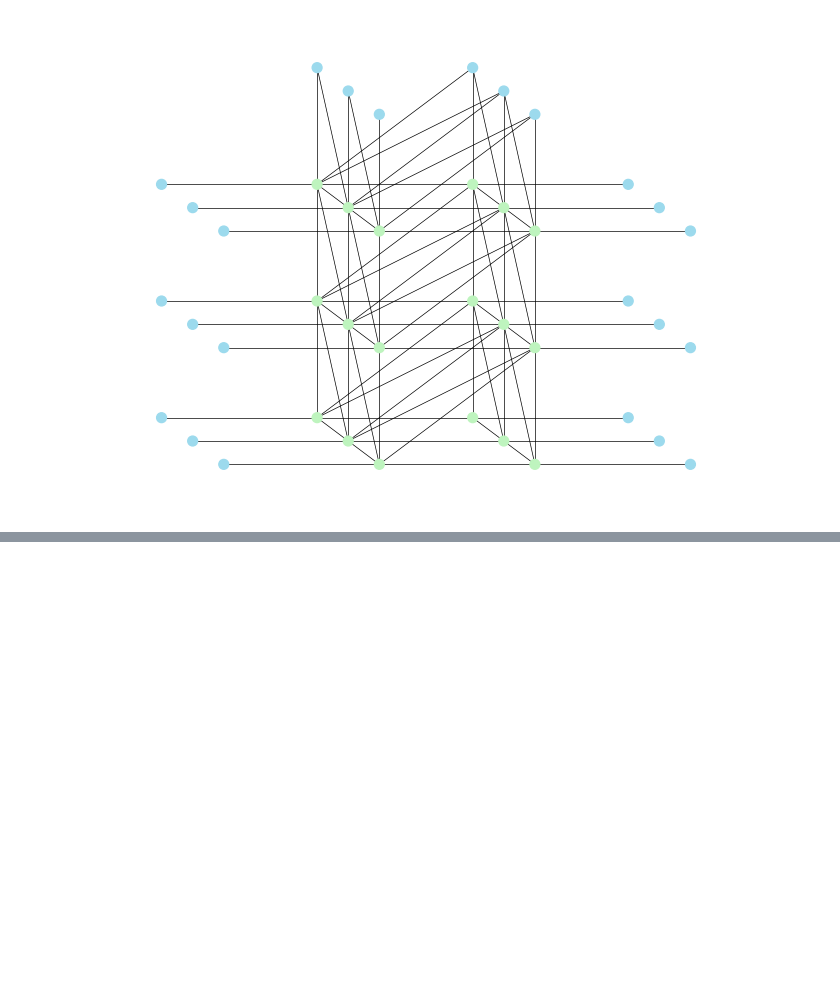
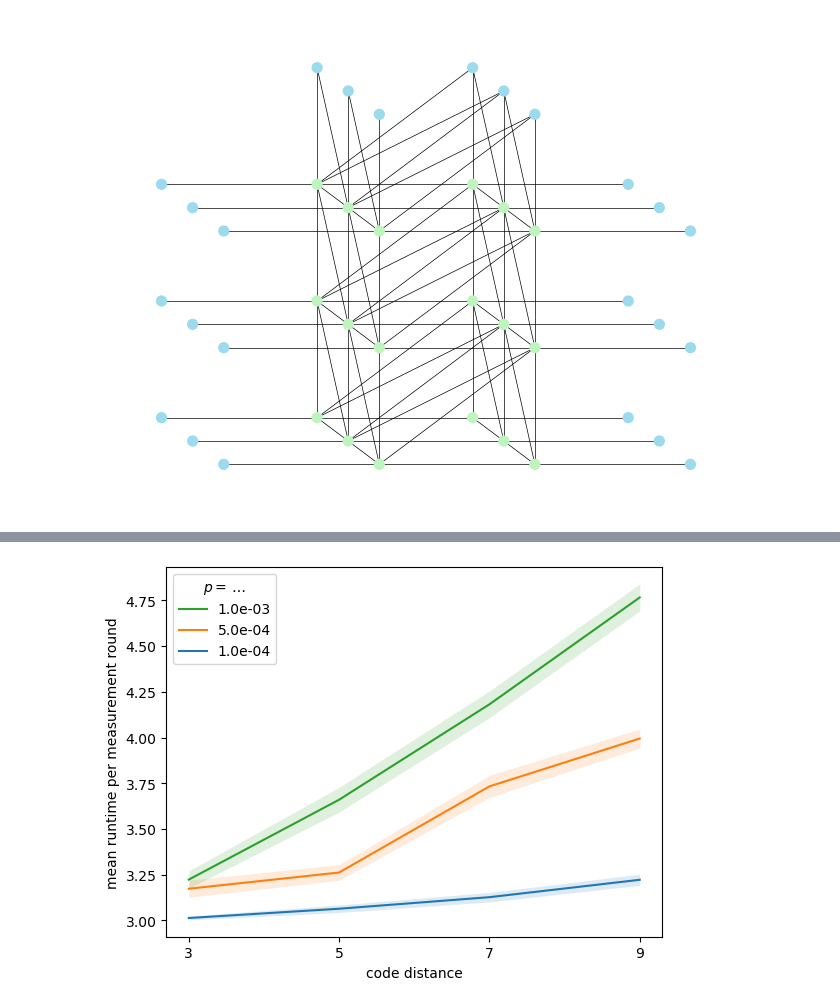
Before and after one commit to timchan0/localuf, a Jupyter notebook: demo_notebooks/intro.ipynb, the cells around one changed output, grey strips where cells are left out. Drawn from its saved outputs; the diff is of its cells as text; code cells hidden in the pictures; blank space fills up the shorter version.

```diff
--- a/demo_notebooks/intro.ipynb
+++ b/demo_notebooks/intro.ipynb
@@ -183,0 +223,20 @@ One should see a threshold around 0.09 as in [Making Threshold Data](#making-thr
+# %%
+# takes about 20 seconds on MacBook Pro M1
+
+tSnowflake = localuf.sim.runtime.frugal(
+    ds=range(3, 11, 2),
+    ps=[1e-4, 5e-4, 1e-3],
+    n=int(1e2),
+    code_class=localuf.Surface,
+    noise='circuit-level',
+)
+# %%
+from localuf.data_processors import add_ignored_timesteps
+
+all_timesteps = add_ignored_timesteps(tSnowflake, extra_steps_per_layer=3)
+localuf.plot.runtime.mean(
+    data=all_timesteps,
+    per_measurement_round=True,
+);
+# %% [output]
+[figure, added]
```
Also changed, not shown: parts of 27 cells of this notebook, 3 other files.
